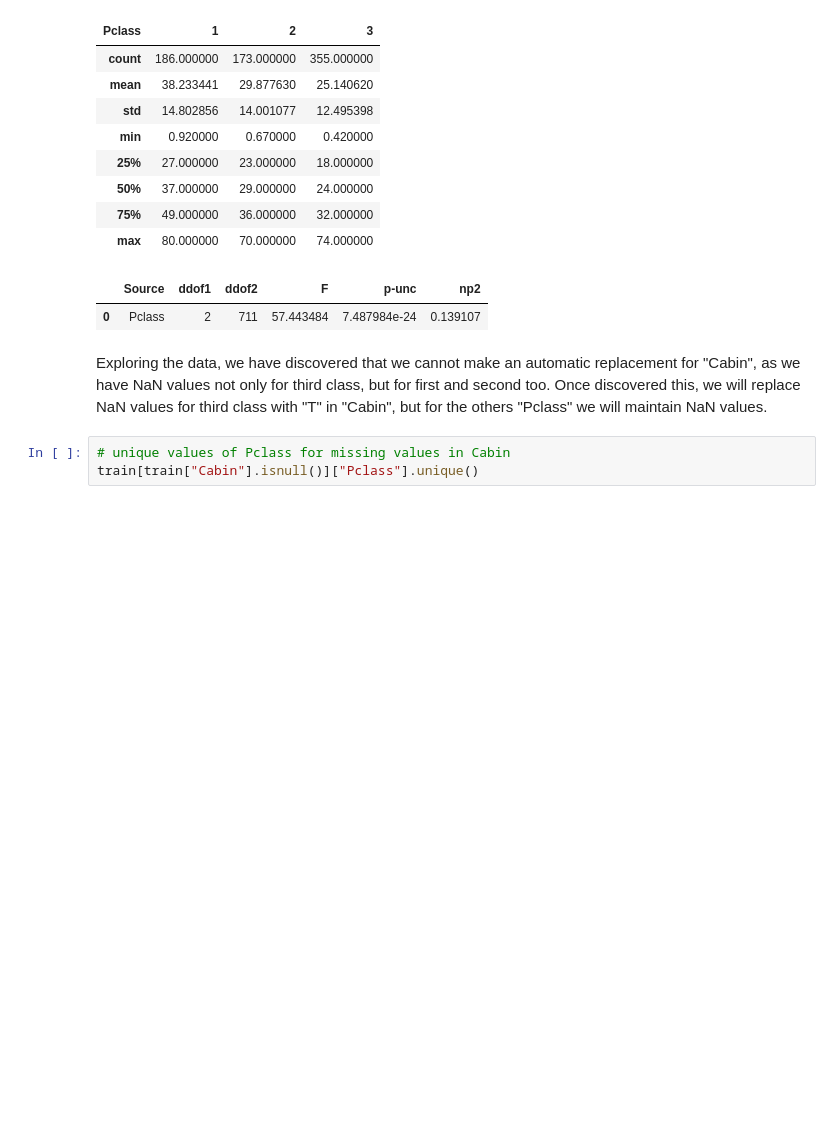
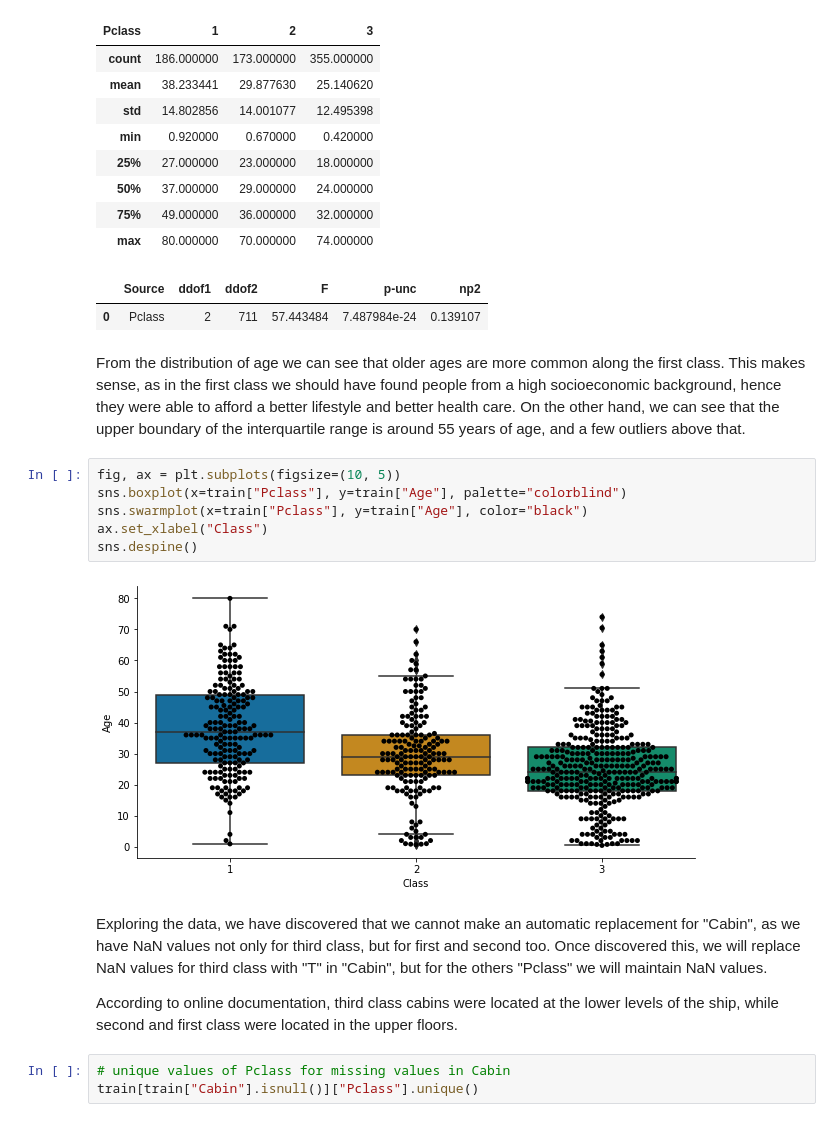
Before and after one commit to sbmoyano/data_science_projects, a Jupyter notebook: kaggle_titanic_competition/kaggle_titanic_competition_classification.ipynb, the cells around one changed output. Cells and saved outputs as stored; diff of their text form; blank space fills up the shorter version.

```diff
--- a/kaggle_titanic_competition/kaggle_titanic_competition_classification.ipynb
+++ b/kaggle_titanic_competition/kaggle_titanic_competition_classification.ipynb
@@ -114,8 +119,20 @@ pg.anova(data=train[["Pclass", "Age"]], dv="Age", between="Pclass", detailed=Fal
 | max | 80.000000 | 70.000000 | 74.000000 |
 |  | Source | ddof1 | ddof2 | F | p-unc | np2 |
 | 0 | Pclass | 2 | 711 | 57.443484 | 7.487984e-24 | 0.139107 |
+# %% [markdown]
+From the distribution of age we can see that older ages are more common along the first class. This makes sense, as in the first class we should have found people from a high socioeconomic background, hence they were able to afford a better lifestyle and better health care. On the other hand, we can see that the upper boundary of the interquartile range is around 55 years of age, and a few outliers above that.
+# %%
+fig, ax = plt.subplots(figsize=(10, 5))
+sns.boxplot(x=train["Pclass"], y=train["Age"], palette="colorblind")
+sns.swarmplot(x=train["Pclass"], y=train["Age"], color="black")
+ax.set_xlabel("Class")
+sns.despine()
+# %% [output]
+[figure, added]
 # %% [markdown]
 Exploring the data, we have discovered that we cannot make an automatic replacement for "Cabin", as we have NaN values not only for third class, but for first and second too. Once discovered this, we will replace NaN values for third class with "T" in "Cabin", but for the others "Pclass" we will maintain NaN values.
+
+According to online documentation, third class cabins were located at the lower levels of the ship, while second and first class were located in the upper floors.
 # %%
 # unique values of Pclass for missing values in Cabin
 train[train["Cabin"].isnull()]["Pclass"].unique()
```
Also changed, not shown: parts of 16 cells of this notebook.
